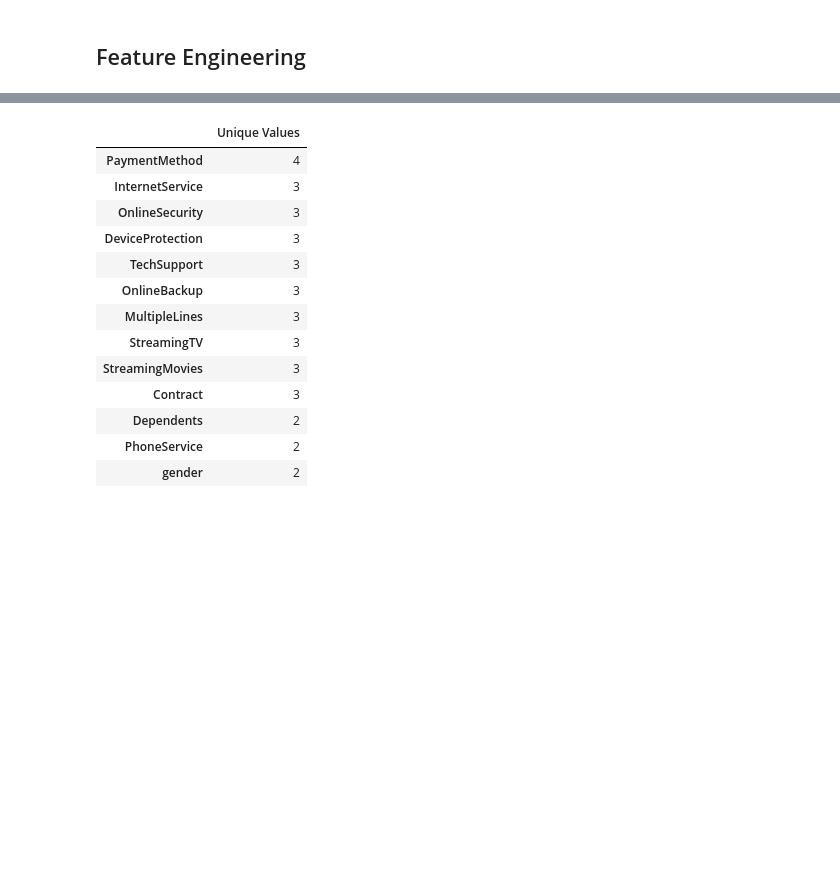
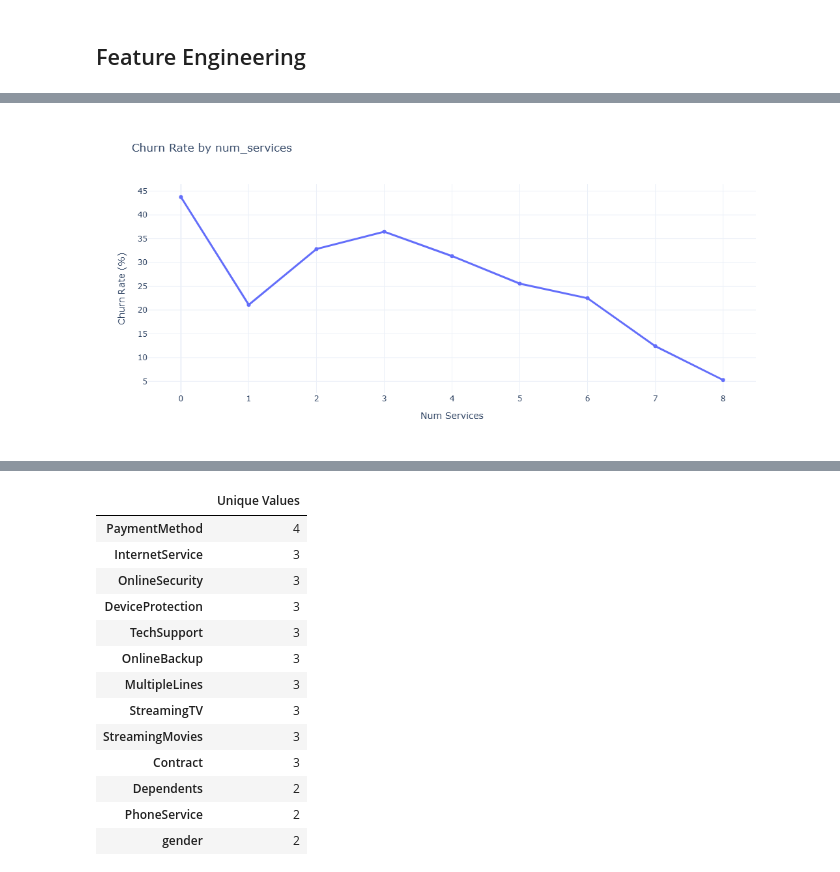
Before and after one commit to Saptaparnineogi/Customer-Churn-Risk-Assessment-and-Retention-Analytics, a Jupyter notebook: notebooks/02_Feature_Engineering_and_Model_Development.ipynb, the cells around one changed output, grey strips where cells are left out. Saved outputs shown, nothing was run; the diff lists cells and outputs as text; code cells hidden in the pictures; blank space fills up the shorter version.

```diff
--- a/notebooks/02_Feature_Engineering_and_Model_Development.ipynb
+++ b/notebooks/02_Feature_Engineering_and_Model_Development.ipynb
@@ -84,0 +176,20 @@ numerical_features = [
+# %%
+service_columns = [
+    "PhoneService",
+    "MultipleLines",
+    "OnlineSecurity",
+    "OnlineBackup",
+    "DeviceProtection",
+    "TechSupport",
+    "StreamingTV",
+    "StreamingMovies"
+]
+
+df_model["num_services"] = (
+    df_model[service_columns]
+    .apply(lambda row: row.isin(["Yes"]).sum(), axis=1)
+)
+# %%
+plot_numeric_churn(df_model, "num_services")
+# %% [output]
+[figure, added]
```
Also changed, not shown: parts of 25 cells of this notebook.
